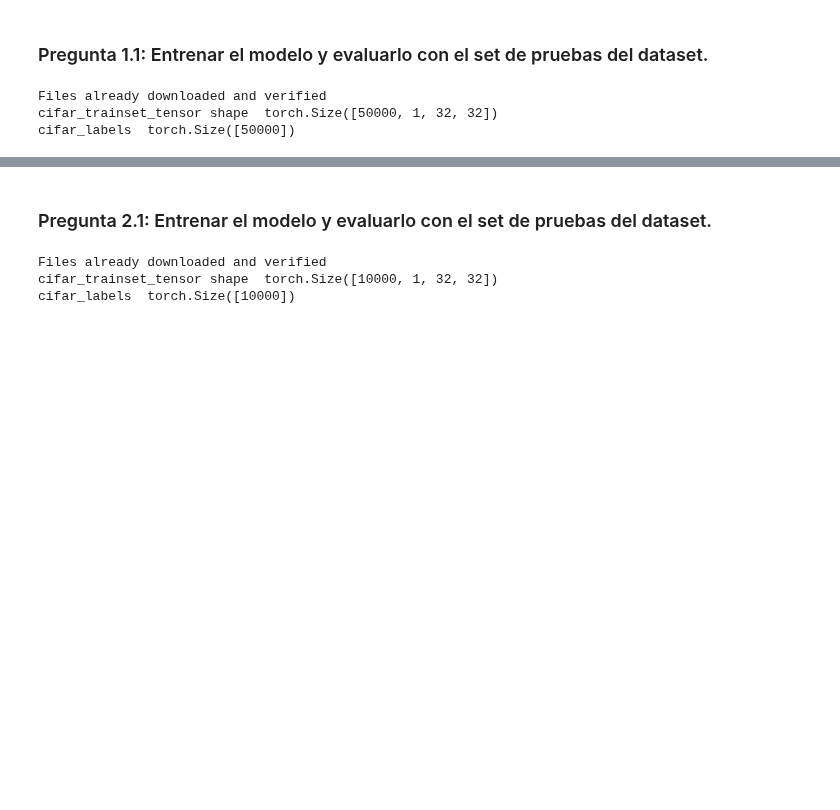
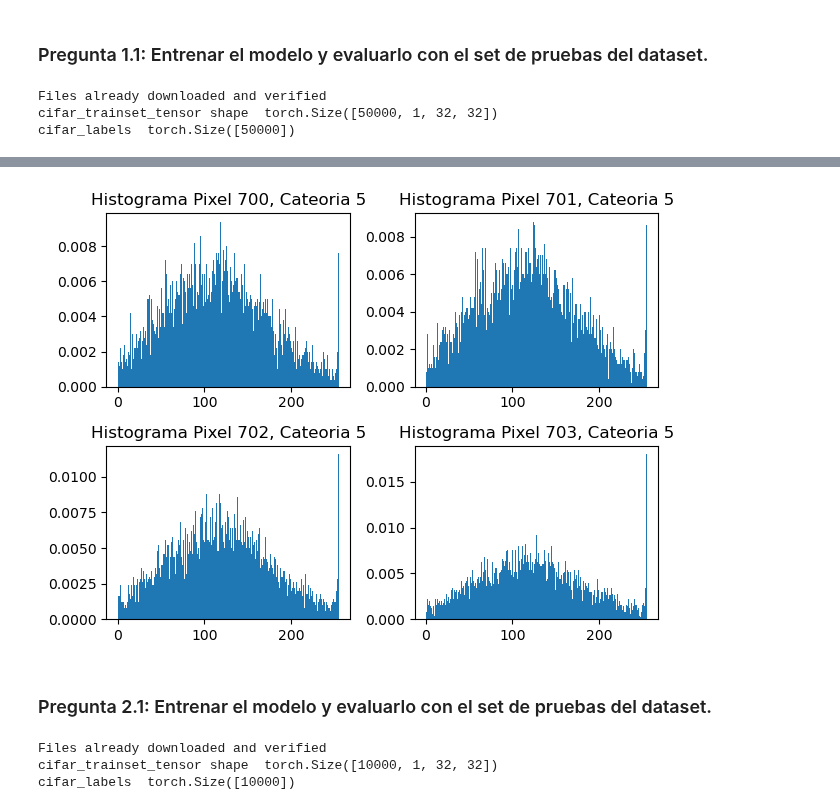
Before and after one commit to YoksanVC/TEC_DataScienceCert, a Jupyter notebook: Module_3_Estadistica_CienciaDatos/Trabajo_Practico_1_Bayes/TrabajoPractico1_Bayes.ipynb, the cells around one changed output, grey strips where cells are left out. Saved outputs shown, nothing was run; the diff lists cells and outputs as text; code cells hidden in the pictures; blank space fills up the shorter version.

```diff
--- a/Module_3_Estadistica_CienciaDatos/Trabajo_Practico_1_Bayes/TrabajoPractico1_Bayes.ipynb
+++ b/Module_3_Estadistica_CienciaDatos/Trabajo_Practico_1_Bayes/TrabajoPractico1_Bayes.ipynb
@@ -923,3 +923,24 @@ El Accuracy del modelo creado con histogramas es de 11.012%, al ser evaluado con
+# %%
+# Creando los histogramas para la categoria 2
+fig2, ((hist1,hist2),(hist3,hist4)) = plt.subplots(nrows=2,ncols=2)
+
+# Ploteando los histogramas
+hist1.hist(np.arange(0,256), 255, density=True, weights = train_dataset_dens[5,700,:], histtype='bar')
+hist1.set_title('Histograma Pixel 700, Cateoria 5')
+
+hist2.hist(np.arange(0,256), 255, density=True, weights = train_dataset_dens[5,701,:], histtype='bar')
+hist2.set_title('Histograma Pixel 701, Cateoria 5')
+
+hist3.hist(np.arange(0,256), 255, density=True, weights = train_dataset_dens[5,702,:], histtype='bar')
+hist3.set_title('Histograma Pixel 702, Cateoria 5')
+
+hist4.hist(np.arange(0,256), 255, density=True, weights = train_dataset_dens[5,703,:], histtype='bar')
+hist4.set_title('Histograma Pixel 703, Cateoria 5')
+
+fig2.tight_layout()
+plt.show()
+# %% [output]
+[figure, added]
 # %% [markdown]
 ### Pregunta 2.1: Entrenar el modelo y evaluarlo con el set de pruebas del dataset.
 # %%
```
Also changed, not shown: parts of 18 cells of this notebook.
